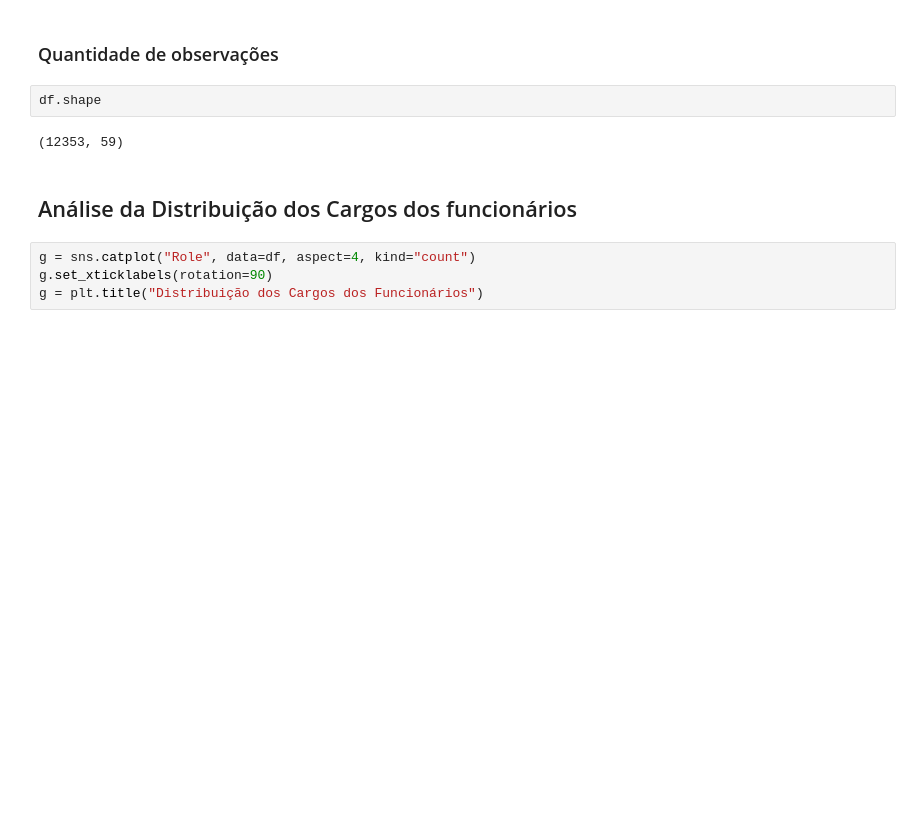
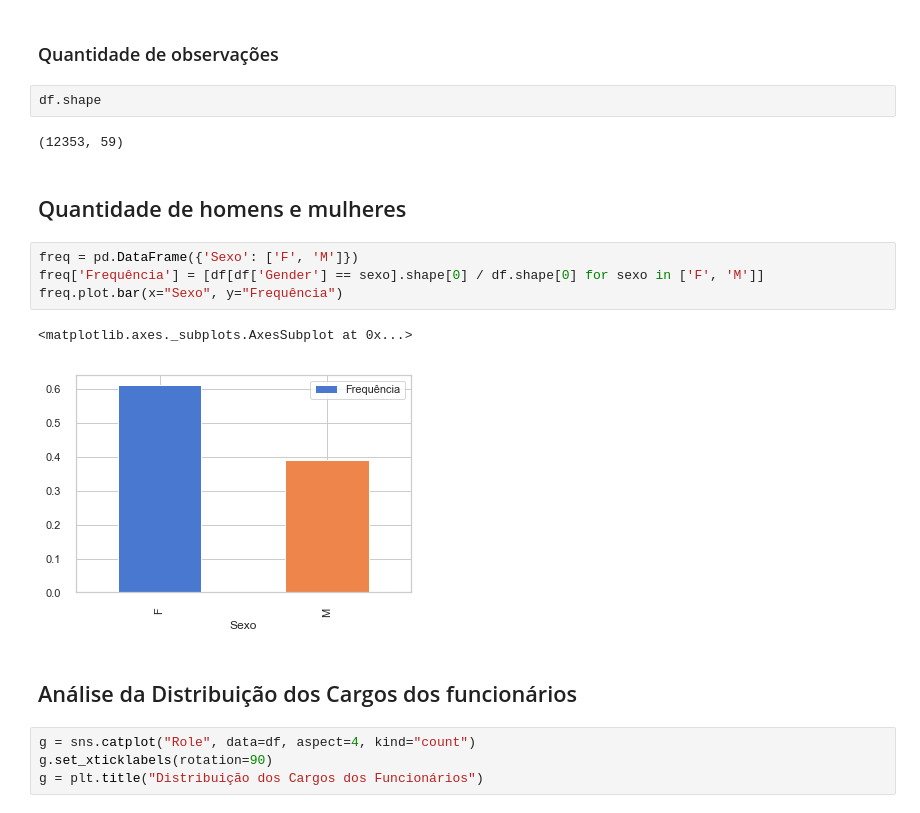
Before and after one commit to assisarthur/hr_engagement, a Jupyter notebook: HR_Engagement.ipynb, the cells around one changed output. Saved outputs shown, nothing was run; the diff lists cells and outputs as text; blank space fills up the shorter version.

```diff
--- a/HR_Engagement.ipynb
+++ b/HR_Engagement.ipynb
@@ -117,6 +140,15 @@ df.dropna(inplace=True)
 df.shape
 # %% [output]
 (12353, 59)
+# %% [markdown]
+## Quantidade de homens e mulheres
+# %%
+freq = pd.DataFrame({'Sexo': ['F', 'M']})
+freq['Frequência'] = [df[df['Gender'] == sexo].shape[0] / df.shape[0] for sexo in ['F', 'M']]
+freq.plot.bar(x="Sexo", y="Frequência")
+# %% [output]
+<matplotlib.axes._subplots.AxesSubplot at 0x...>
+[figure, added]
 # %% [markdown]
 ## Análise da Distribuição dos Cargos dos funcionários
 # %%
```
Also changed, not shown: parts of 27 cells of this notebook, 5 other files.
